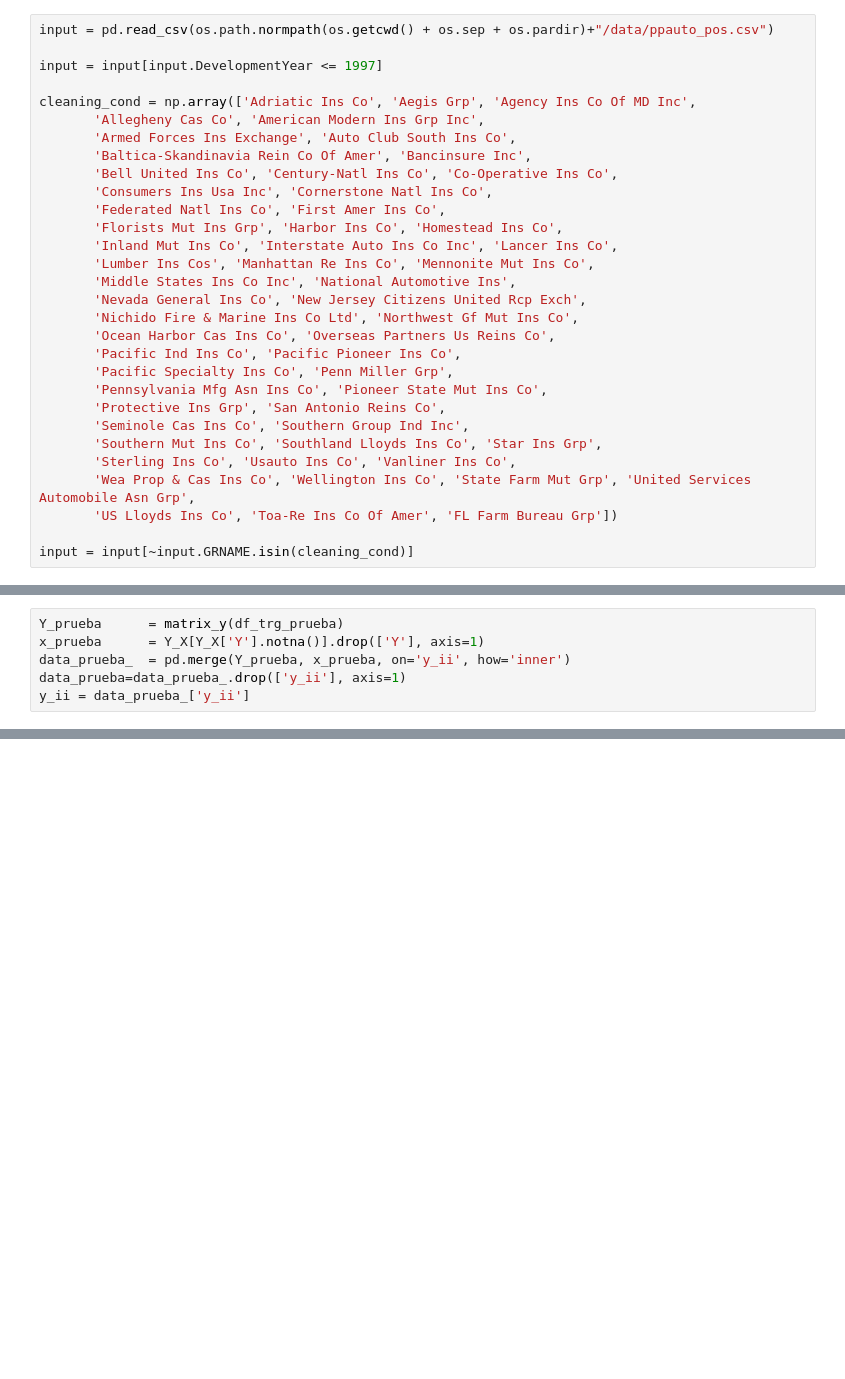
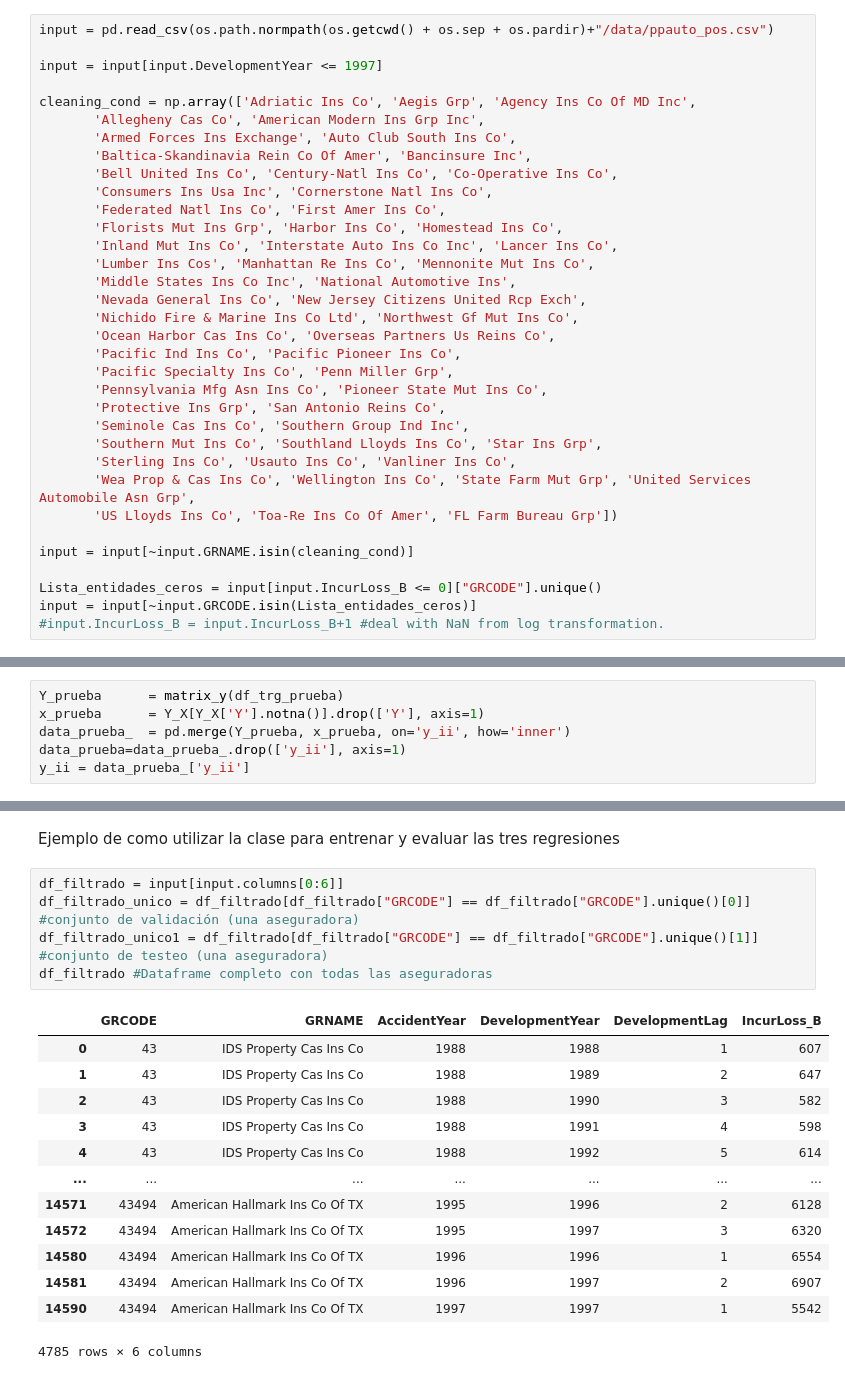
Before and after one commit to rtorresj-un/ML_applied_FinAct, a Jupyter notebook: Preparation/Regression.ipynb, the cells around one changed output, grey strips where cells are left out. Saved outputs shown, nothing was run; the diff lists cells and outputs as text; blank space fills up the shorter version.

```diff
--- a/Preparation/Regression.ipynb
+++ b/Preparation/Regression.ipynb
@@ -96,3 +102,7 @@ cleaning_cond = np.array(['Adriatic Ins Co', 'Aegis Grp', 'Agency Ins Co Of MD I
        'US Lloyds Ins Co', 'Toa-Re Ins Co Of Amer', 'FL Farm Bureau Grp'])
 
 input = input[~input.GRNAME.isin(cleaning_cond)]
+
+Lista_entidades_ceros = input[input.IncurLoss_B <= 0]["GRCODE"].unique()
+input = input[~input.GRCODE.isin(Lista_entidades_ceros)]
+#input.IncurLoss_B = input.IncurLoss_B+1 #deal with NaN from log transformation.
@@ -177,0 +341,21 @@ array([ 6.25925584,  7.03618955,  7.49424014,  7.81488628,  8.0684867 ,
+# %% [markdown]
+Ejemplo de como utilizar la clase para entrenar y evaluar las tres regresiones
+# %%
+df_filtrado = input[input.columns[0:6]]
+df_filtrado_unico = df_filtrado[df_filtrado["GRCODE"] == df_filtrado["GRCODE"].unique()[0]] #conjunto de validación (una aseguradora)
+df_filtrado_unico1 = df_filtrado[df_filtrado["GRCODE"] == df_filtrado["GRCODE"].unique()[1]] #conjunto de testeo (una aseguradora)
+df_filtrado #Dataframe completo con todas las aseguradoras
+# %% [output]
+|  | GRCODE | GRNAME | AccidentYear | DevelopmentYear | DevelopmentLag | IncurLoss_B |
+| 0 | 43 | IDS Property Cas Ins Co | 1988 | 1988 | 1 | 607 |
+| 1 | 43 | IDS Property Cas Ins Co | 1988 | 1989 | 2 | 647 |
+| 2 | 43 | IDS Property Cas Ins Co | 1988 | 1990 | 3 | 582 |
+| 3 | 43 | IDS Property Cas Ins Co | 1988 | 1991 | 4 | 598 |
+| 4 | 43 | IDS Property Cas Ins Co | 1988 | 1992 | 5 | 614 |
+| ... | ... | ... | ... | ... | ... | ... |
+| 14571 | 43494 | American Hallmark Ins Co Of TX | 1995 | 1996 | 2 | 6128 |
+| 14572 | 43494 | American Hallmark Ins Co Of TX | 1995 | 1997 | 3 | 6320 |
+| 14580 | 43494 | American Hallmark Ins Co Of TX | 1996 | 1996 | 1 | 6554 |
+| 14581 | 43494 | American Hallmark Ins Co Of TX | 1996 | 1997 | 2 | 6907 |
+| 14590 | 43494 | American Hallmark Ins Co Of TX | 1997 | 1997 | 1 | 5542 |
+4785 rows × 6 columns
```
Also changed, not shown: parts of 24 cells of this notebook.
